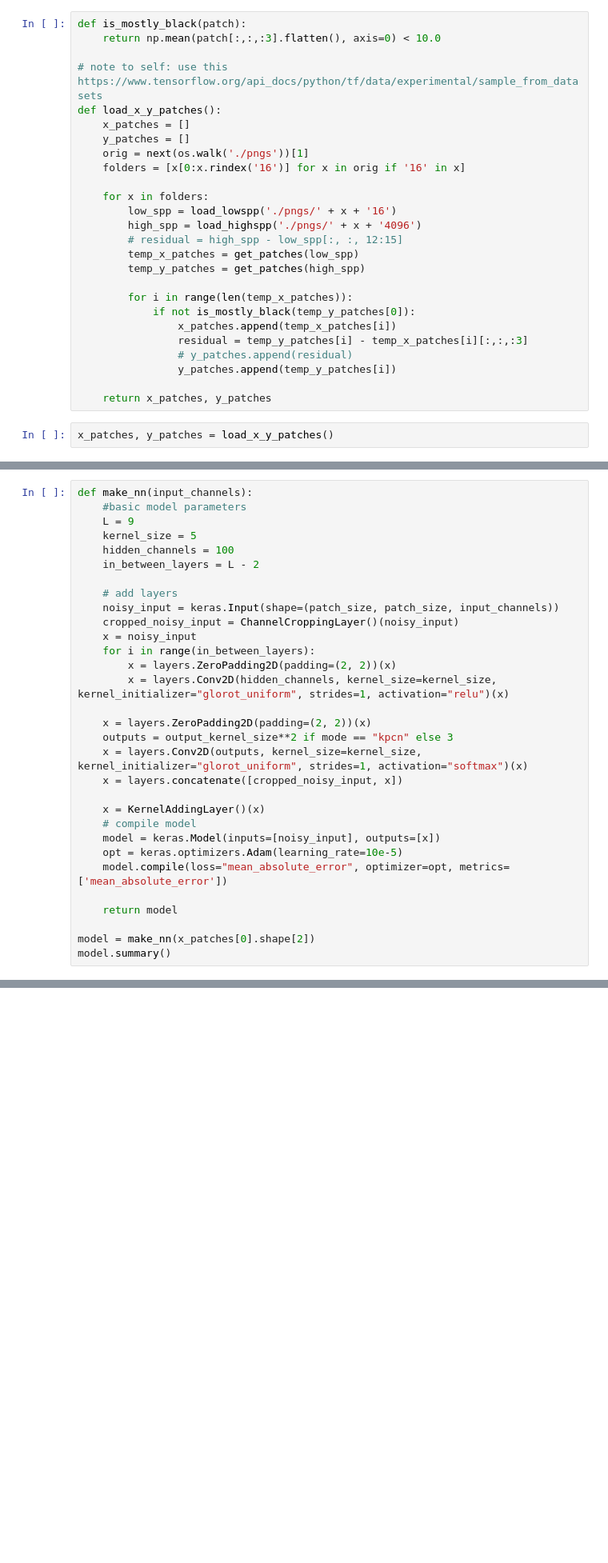
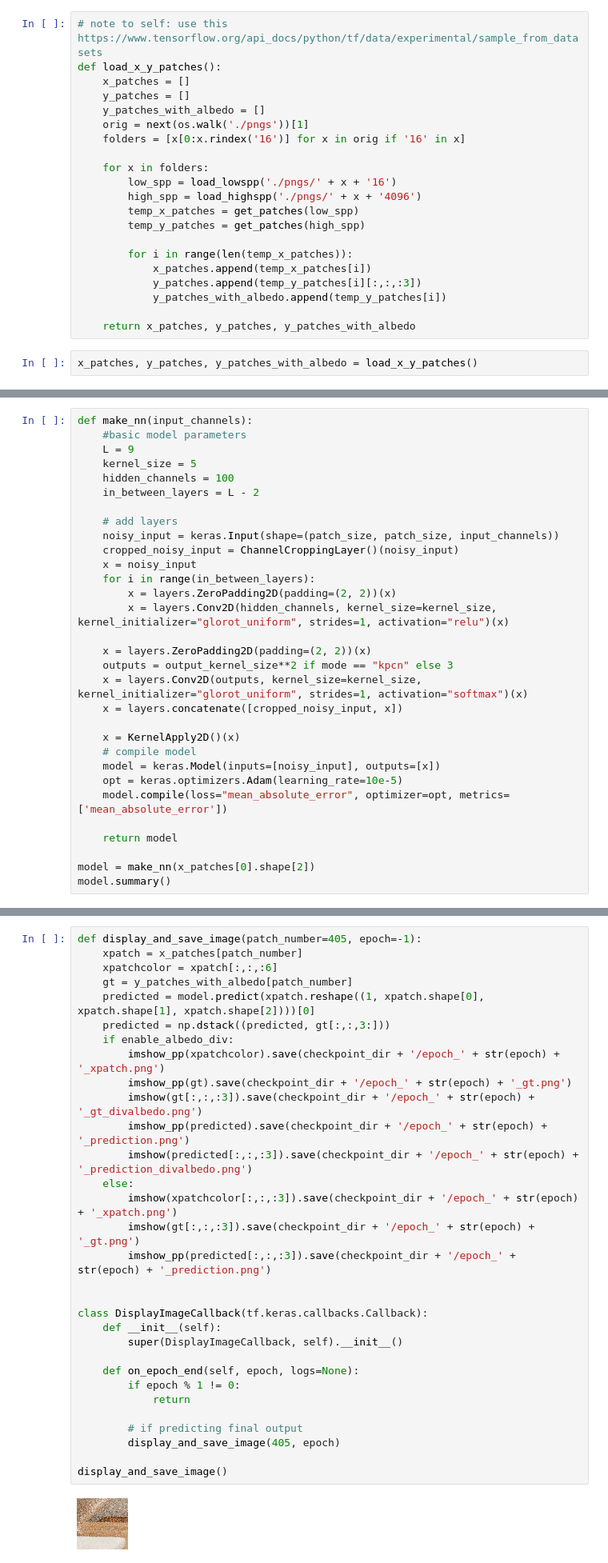
Before and after one commit to epitaque/kpcn, a Jupyter notebook: kpcn.ipynb, the cells around one changed output, grey strips where cells are left out. Shown: that part at 80% size. Saved outputs shown, nothing was run; the diff lists cells and outputs as text; blank space fills up the shorter version.

```diff
--- a/kpcn.ipynb
+++ b/kpcn.ipynb
@@ -163,33 +210,28 @@ def get_patches(image):
         patches.append(image[xstart:xend, image.shape[1]-patch_size:, :])
     return patches
 # %%
-def is_mostly_black(patch):
-    return np.mean(patch[:,:,:3].flatten(), axis=0) < 10.0
-
 # note to self: use this https://www.tensorflow.org/api_docs/python/tf/data/experimental/sample_from_datasets
 def load_x_y_patches():
     x_patches = []
     y_patches = []
+    y_patches_with_albedo = []
     orig = next(os.walk('./pngs'))[1]
     folders = [x[0:x.rindex('16')] for x in orig if '16' in x]
 
     for x in folders:
         low_spp = load_lowspp('./pngs/' + x + '16')
         high_spp = load_highspp('./pngs/' + x + '4096')
-        # residual = high_spp - low_spp[:, :, 12:15]
         temp_x_patches = get_patches(low_spp)
         temp_y_patches = get_patches(high_spp)
 
         for i in range(len(temp_x_patches)):
-            if not is_mostly_black(temp_y_patches[0]):
-                x_patches.append(temp_x_patches[i])
-                residual = temp_y_patches[i] - temp_x_patches[i][:,:,:3]
-                # y_patches.append(residual)
-                y_patches.append(temp_y_patches[i])
+            x_patches.append(temp_x_patches[i])
+            y_patches.append(temp_y_patches[i][:,:,:3])
+            y_patches_with_albedo.append(temp_y_patches[i])
 
-    return x_patches, y_patches
+    return x_patches, y_patches, y_patches_with_albedo
 # %%
-x_patches, y_patches = load_x_y_patches()
+x_patches, y_patches, y_patches_with_albedo = load_x_y_patches()
 # %% [output]
 loading ./pngs/bathroom16
 loading ./pngs/bathroom2-16
@@ -239,7 +302,7 @@ def make_nn(input_channels):
     x = layers.Conv2D(outputs, kernel_size=kernel_size, kernel_initializer="glorot_uniform", strides=1, activation="softmax")(x)
     x = layers.concatenate([cropped_noisy_input, x])
 
-    x = KernelAddingLayer()(x)
+    x = KernelApply2D()(x)
     # compile model
     model = keras.Model(inputs=[noisy_input], outputs=[x])
     opt = keras.optimizers.Adam(learning_rate=10e-5)
@@ -318,0 +349,33 @@ imshow(predicted).save(checkpoint_dir + '/prediction.png')
+# %%
+def display_and_save_image(patch_number=405, epoch=-1):
+    xpatch = x_patches[patch_number]
+    xpatchcolor = xpatch[:,:,:6]
+    gt = y_patches_with_albedo[patch_number]
+    predicted = model.predict(xpatch.reshape((1, xpatch.shape[0], xpatch.shape[1], xpatch.shape[2])))[0]
+    predicted = np.dstack((predicted, gt[:,:,3:]))
+    if enable_albedo_div:
+        imshow_pp(xpatchcolor).save(checkpoint_dir + '/epoch_' + str(epoch) + '_xpatch.png')
+        imshow_pp(gt).save(checkpoint_dir + '/epoch_' + str(epoch) + '_gt.png')
+        imshow(gt[:,:,:3]).save(checkpoint_dir + '/epoch_' + str(epoch) + '_gt_divalbedo.png')
+        imshow_pp(predicted).save(checkpoint_dir + '/epoch_' + str(epoch) + '_prediction.png')
+        imshow(predicted[:,:,:3]).save(checkpoint_dir + '/epoch_' + str(epoch) + '_prediction_divalbedo.png')
+    else:
+        imshow(xpatchcolor[:,:,:3]).save(checkpoint_dir + '/epoch_' + str(epoch) + '_xpatch.png')
+        imshow(gt[:,:,:3]).save(checkpoint_dir + '/epoch_' + str(epoch) + '_gt.png')
+        imshow_pp(predicted[:,:,:3]).save(checkpoint_dir + '/epoch_' + str(epoch) + '_prediction.png')
+
+
+class DisplayImageCallback(tf.keras.callbacks.Callback):
+    def __init__(self):
+        super(DisplayImageCallback, self).__init__()
+
+    def on_epoch_end(self, epoch, logs=None):
+        if epoch % 1 != 0:
+            return
+
+        # if predicting final output
+        display_and_save_image(405, epoch)
+
+display_and_save_image()
+# %% [output]
+[figure, added]
```
Also changed, not shown: parts of 14 cells of this notebook.
